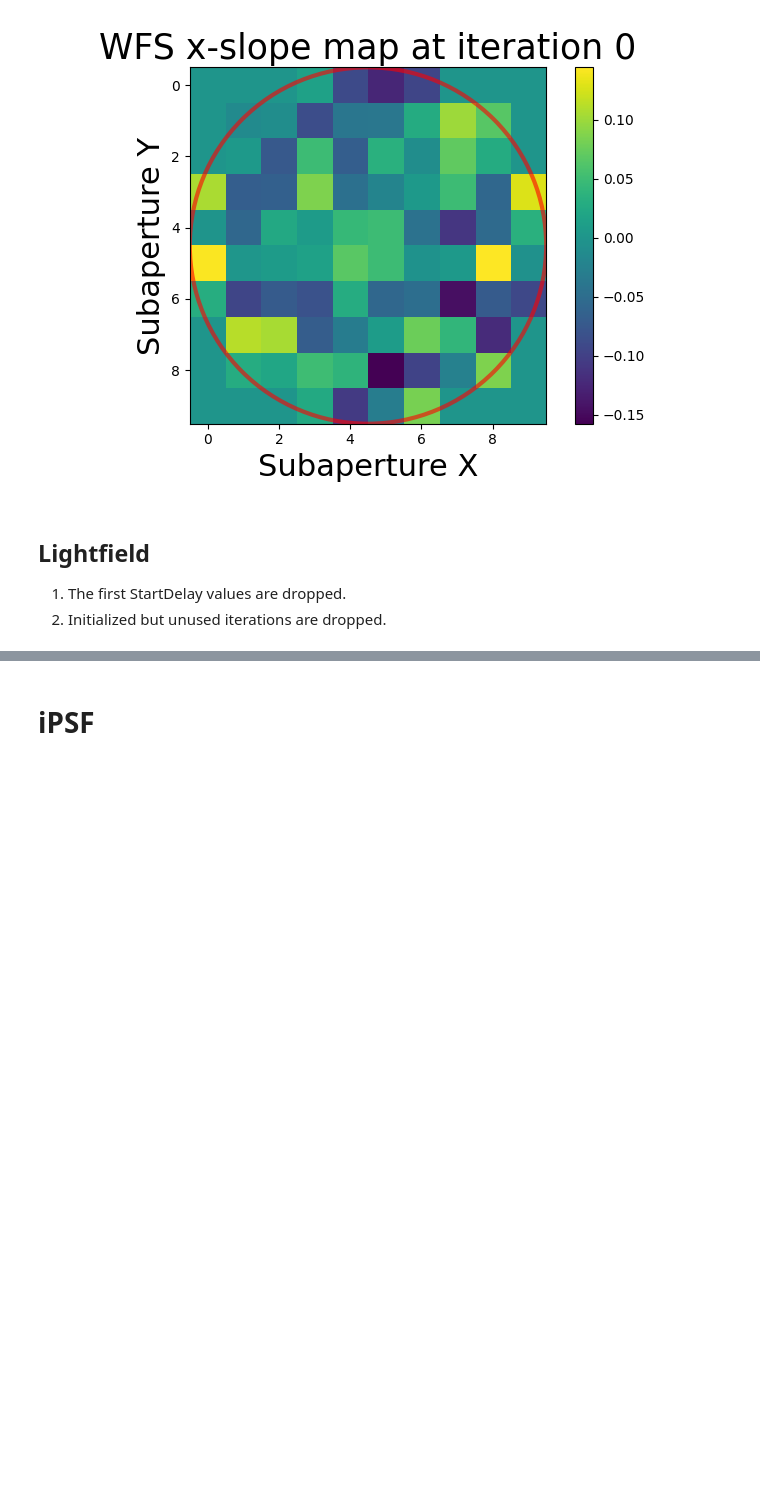
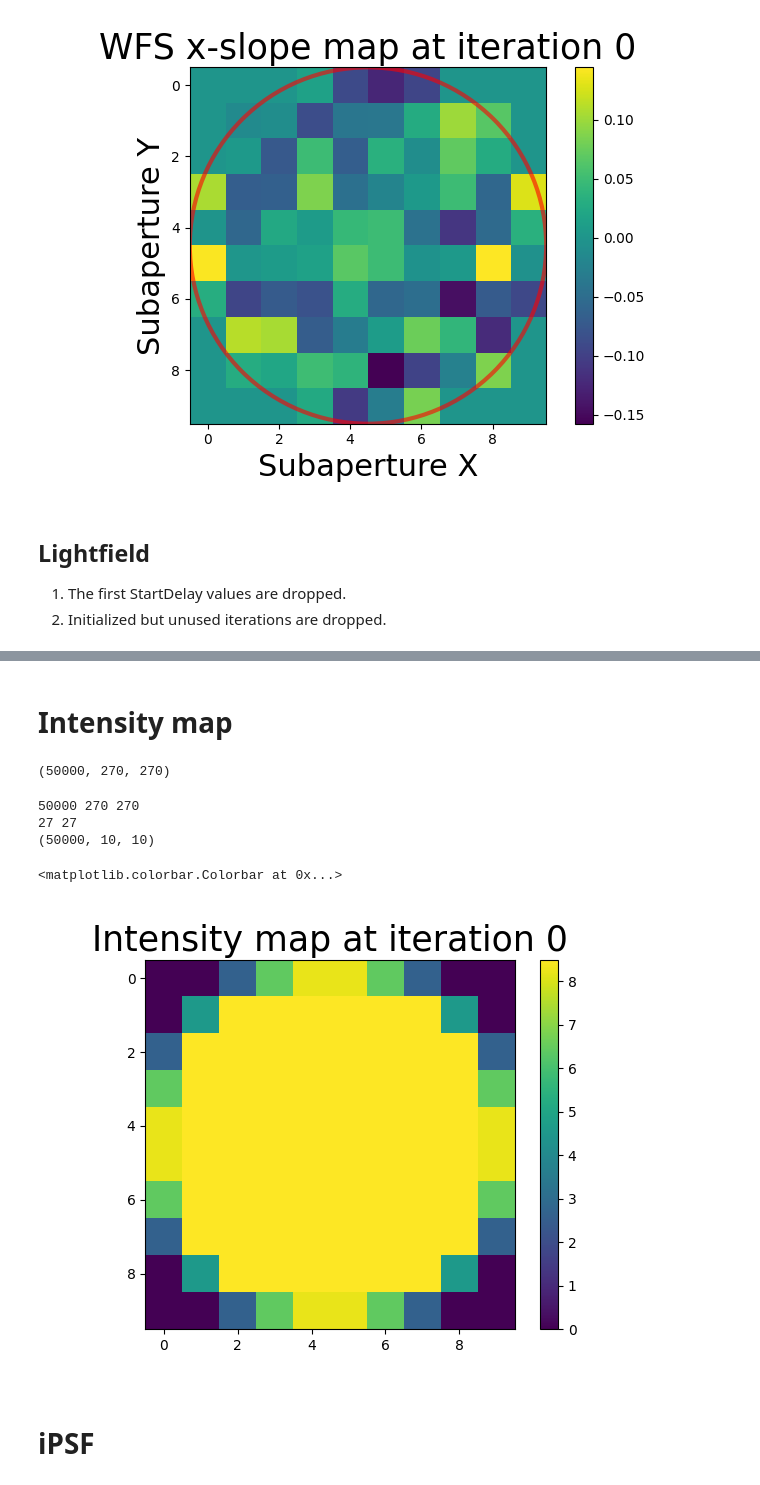
Before and after one commit to HumbertDominique/PSF-R-ML, a Jupyter notebook: preprocessing.ipynb, the cells around one changed output, grey strips where cells are left out. Saved outputs shown, nothing was run; the diff lists cells and outputs as text; code cells hidden in the pictures; blank space fills up the shorter version.

Commit message:
processing of lightfileds into intensity maps

```diff
--- a/preprocessing.ipynb
+++ b/preprocessing.ipynb
@@ -253,3 +248,56 @@ del lightfields
+# %% [markdown]
+# Intensity map
+# %%
+nPx_SHWFS = metadata["nPx"]
+nL = metadata["nActWSF"]
+
+with h5py.File(inputDir+"\\ao_lightfield_"+str(1)+".h5", 'r') as temp:
+    key = list(temp.keys())
+    lightfields = temp[key[0]][()][int(startDelay):int(LastBatchItSize),:]
+
+print(lightfields.shape)
+# %% [output]
+(50000, 270, 270)
+# %%
+n, width, height = lightfields.shape
+print(n, width, height)
+
+lenset_height = width//nL
+lenset_width = height//nL
+print(lenset_height, lenset_width)
+
+intensityMap = np.zeros((n, nL, nL))
+print(intensityMap.shape)
+
+for i in range(n):
+    for j in range(nL):
+        for k in range(nL):
+            # print(f"Processing iteration {i}, px ({j*lenset_height}->{(j+1)*lenset_height}, {k*lenset_width}->{(k+1)*lenset_width})")
+            intensityMap[i, j, k] = lightfields[i, j*lenset_height:(j+1)*lenset_height, k*lenset_width:(k+1)*lenset_width].sum()
+
+intensityMap = lightfields.reshape(n, nL, lenset_height, nL, lenset_width).sum(axis=(2, 4)) # https://stackoverflow.com/questions/25173979/aggregate-numpy-array-by-summing
+
+if os.path.exists(inputDir+"\\intensity_map"+str(1)+".h5"):
+    if DELETE_RAW_FILES: os.remove(inputDir+"\\intensity_map"+str(1)+".h5")
+
+with h5py.File(outputDir+"\\intensity_map_train"+str(1)+".h5", "w") as f:
+    f.create_dataset("Training intensity map", data=intensityMap[train_id])
+with h5py.File(outputDir+"\\intensity_map_val_"+str(1)+".h5", "w") as f:
+    f.create_dataset("Validation intensity map", data=intensityMap[val_id])
+with h5py.File(outputDir+"\\intensity_map_test_"+str(1)+".h5", "w") as f:
+    f.create_dataset("Test intensity map", data=intensityMap[test_id])
+
+plt.close(0)
+plt.figure(0)
+plt.imshow(intensityMap[0])
+plt.title("Intensity map at iteration 0", fontsize=BIGGER_SIZE)
+plt.colorbar()
+# %% [output]
+50000 270 270
+27 27
+(50000, 10, 10)
+<matplotlib.colorbar.Colorbar at 0x...>
+[figure, added]
 # %% [markdown]
 # iPSF
 # %% [markdown]
```
Also changed, not shown: parts of 3 cells of this notebook.
